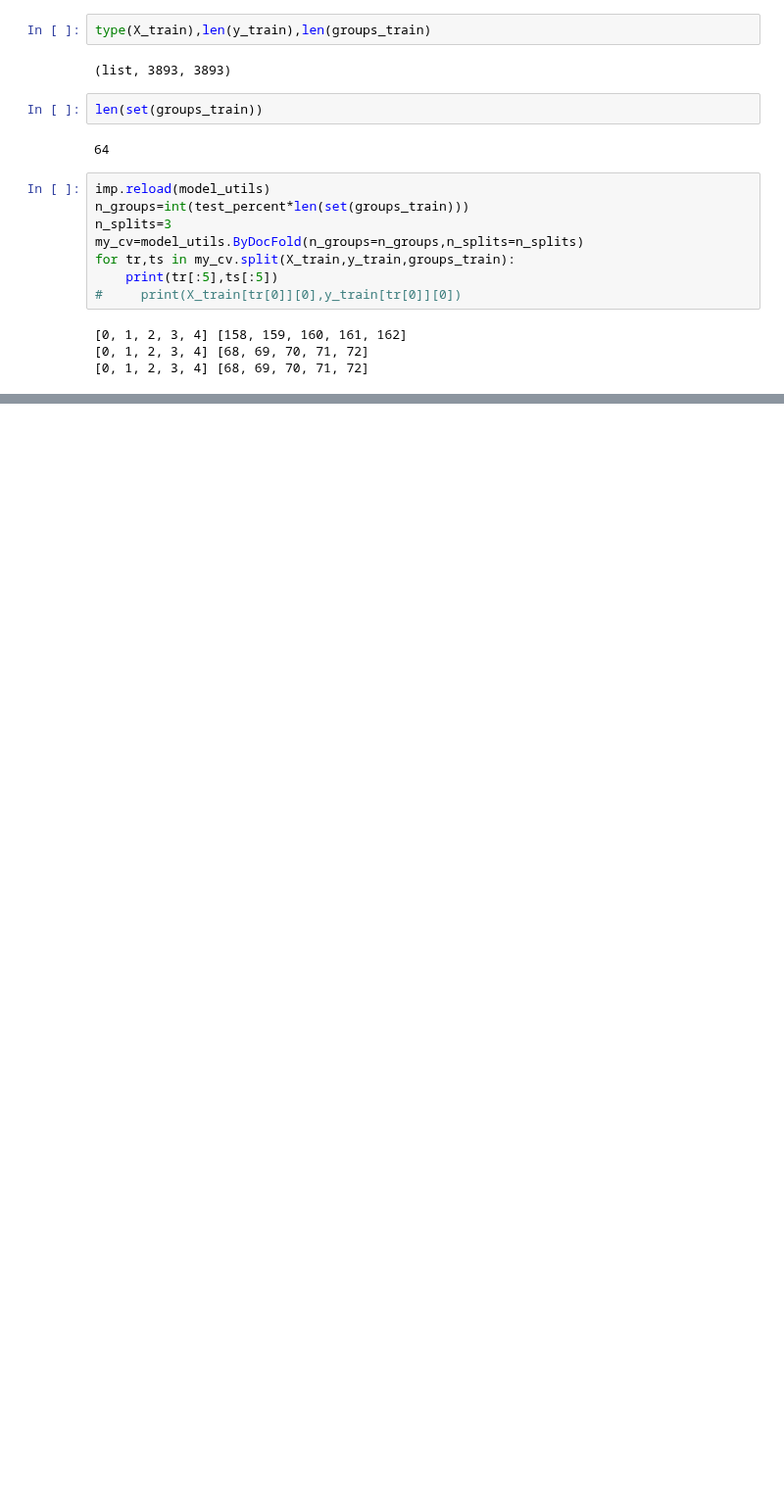
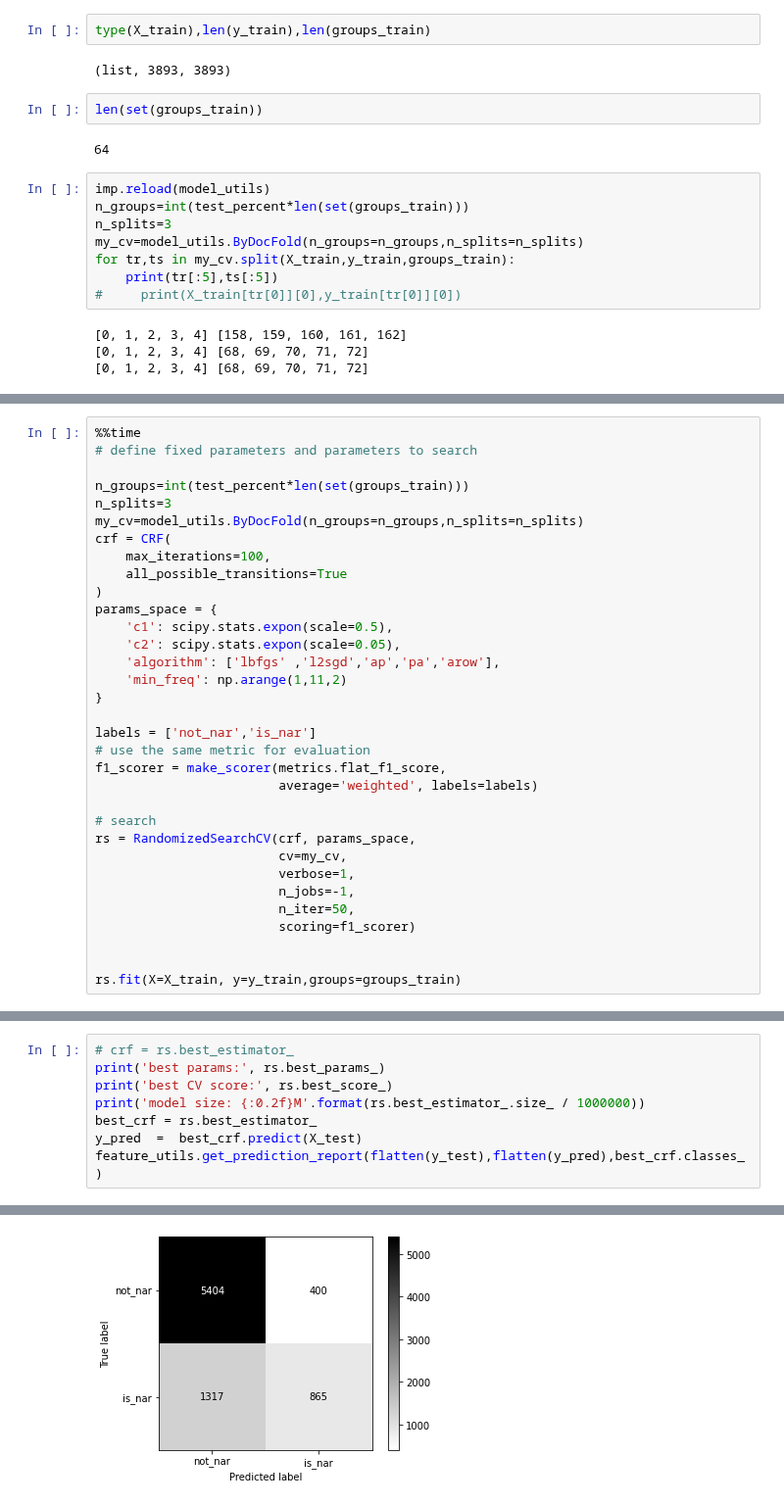
Before and after one commit to Sofy34/personal_strudy, a Jupyter notebook: thesis/14_reparse.ipynb, the cells around one changed output, grey strips where cells are left out. Shown at 98% size. Drawn from its saved outputs; the diff is of its cells as text; blank space fills up the shorter version.

```diff
--- a/thesis/14_reparse.ipynb
+++ b/thesis/14_reparse.ipynb
@@ -213,0 +574,33 @@ weighted avg       0.76      0.78      0.76      7986
+# %%
+%%time
+# define fixed parameters and parameters to search
+
+n_groups=int(test_percent*len(set(groups_train)))
+n_splits=3
+my_cv=model_utils.ByDocFold(n_groups=n_groups,n_splits=n_splits)
+crf = CRF(
+    max_iterations=100,
+    all_possible_transitions=True
+)
+params_space = {
+    'c1': scipy.stats.expon(scale=0.5),
+    'c2': scipy.stats.expon(scale=0.05),
+    'algorithm': ['lbfgs' ,'l2sgd','ap','pa','arow'],
+    'min_freq': np.arange(1,11,2)
+}
+
+labels = ['not_nar','is_nar']
+# use the same metric for evaluation
+f1_scorer = make_scorer(metrics.flat_f1_score,
+                        average='weighted', labels=labels)
+
+# search
+rs = RandomizedSearchCV(crf, params_space,
+                        cv=my_cv,
+                        verbose=1,
+                        n_jobs=-1,
+                        n_iter=50,
+                        scoring=f1_scorer)
+
+
+rs.fit(X=X_train, y=y_train,groups=groups_train)
@@ -213,0 +639,9 @@ weighted avg       0.76      0.78      0.76      7986
+# %%
+# crf = rs.best_estimator_
+print('best params:', rs.best_params_)
+print('best CV score:', rs.best_score_)
+print('model size: {:0.2f}M'.format(rs.best_estimator_.size_ / 1000000))
+best_crf = rs.best_estimator_
+y_pred  =  best_crf.predict(X_test)
+feature_utils.get_prediction_report(flatten(y_test),flatten(y_pred),best_crf.classes_)
+# %% [output]
@@ -213,0 +660 @@ weighted avg       0.76      0.78      0.76      7986
+[figure, added]
```
Also changed, not shown: parts of 80 cells of this notebook.
